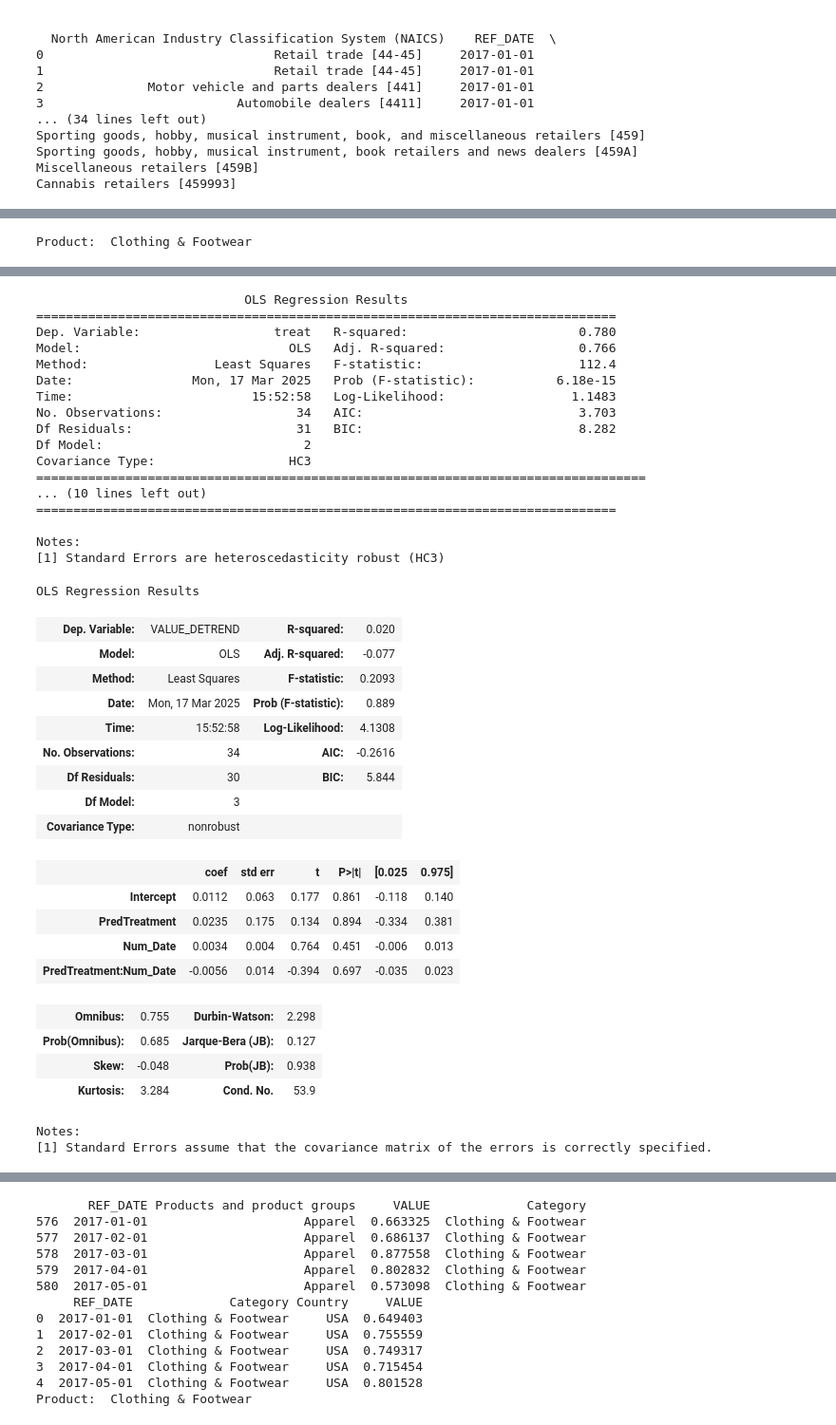
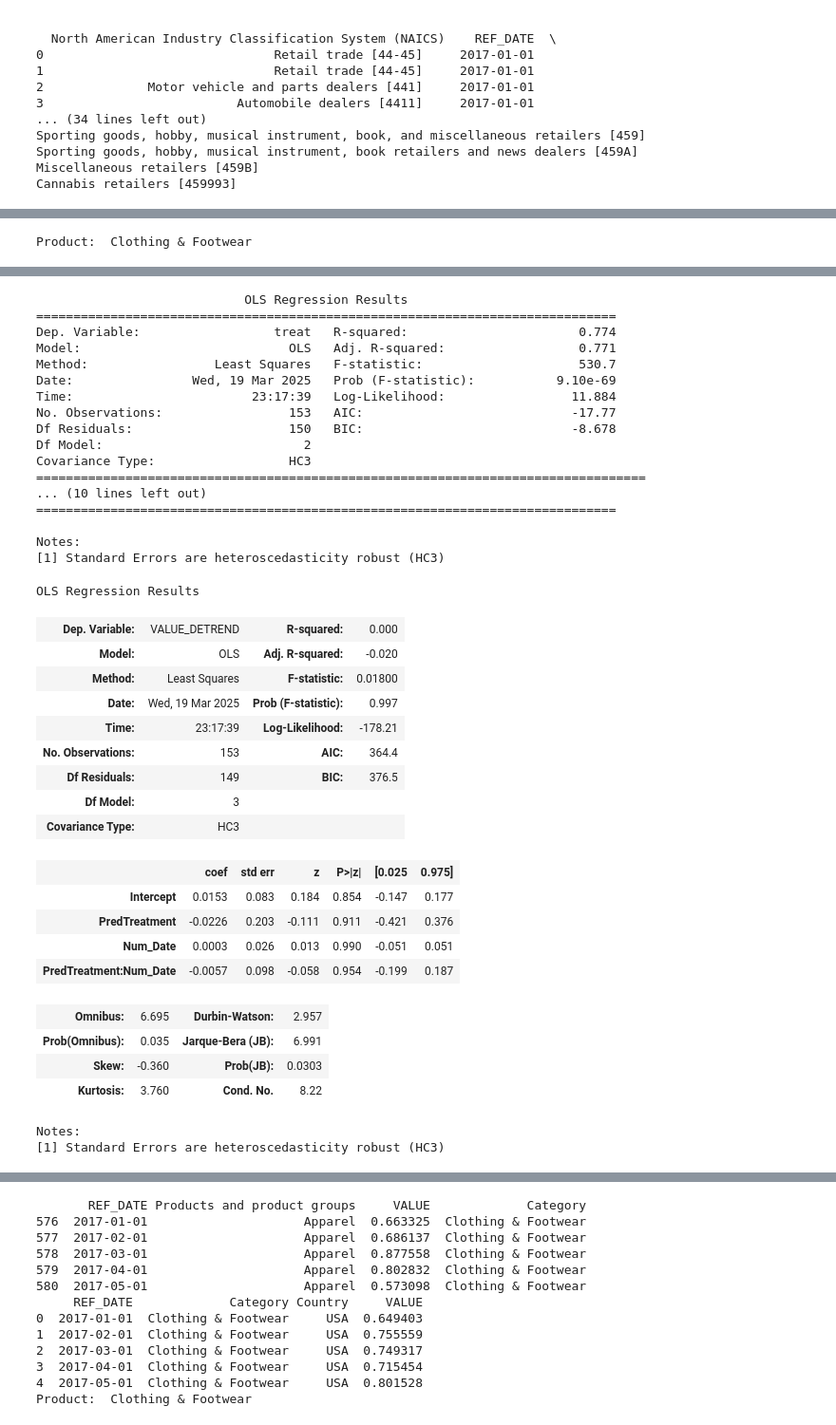
Before and after one commit to MADS-Lions/GoodsComparison2018Tariffs, a Jupyter notebook: notebooks/Official_Differences_and_RC.ipynb, the cells around one changed output, grey strips where cells are left out. Shown at 95% size. Drawn from its saved outputs; the diff is of its cells as text; code cells hidden in the pictures.

Commit message:
Some official changes to clothing and groceries part of the study

```diff
--- a/notebooks/Official_Differences_and_RC.ipynb
+++ b/notebooks/Official_Differences_and_RC.ipynb
@@ -1321,47 +1189,47 @@ Product:  Clothing & Footwear
 # %%
-model_clothing_US_tariff = regression_discontinuity_model(df_USA_CPI_groupby, 'Clothing & Footwear', '2017-01-01', '2019-11-01', '2018-02-01', '2019-05-01')
+model_clothing_US_tariff, _, _, _ = regression_discontinuity_model(df_USA_CPI_Scaled, 'Clothing & Footwear', '2017-10-01', '2018-06-01', '2018-02-01', '2018-04-01')
 
 model_clothing_US_tariff.summary()
 # %% [output]
 Product:  Clothing & Footwear
 [interactive output not drawn]
 [interactive output not drawn]
 [interactive output not drawn]
                             OLS Regression Results
 ==============================================================================
-Dep. Variable:                  treat   R-squared:                       0.780
-Model:                            OLS   Adj. R-squared:                  0.766
-Method:                 Least Squares   F-statistic:                     112.4
-Date:                Mon, 17 Mar 2025   Prob (F-statistic):           6.18e-15
-Time:                        15:52:58   Log-Likelihood:                 1.1483
-No. Observations:                  34   AIC:                             3.703
-Df Residuals:                      31   BIC:                             8.282
+Dep. Variable:                  treat   R-squared:                       0.774
+Model:                            OLS   Adj. R-squared:                  0.771
+Method:                 Least Squares   F-statistic:                     530.7
+Date:                Wed, 19 Mar 2025   Prob (F-statistic):           9.10e-69
+Time:                        23:17:39   Log-Likelihood:                 11.884
+No. Observations:                 153   AIC:                            -17.77
+Df Residuals:                     150   BIC:                            -8.678
 Df Model:                           2
 Covariance Type:                  HC3
 ==================================================================================
 ... (10 lines left out)
 ==============================================================================
 
 Notes:
 [1] Standard Errors are heteroscedasticity robust (HC3)
 OLS Regression Results
-| Dep. Variable: | VALUE_DETREND | R-squared: | 0.020 |
-| Model: | OLS | Adj. R-squared: | -0.077 |
-| Method: | Least Squares | F-statistic: | 0.2093 |
-| Date: | Mon, 17 Mar 2025 | Prob (F-statistic): | 0.889 |
-| Time: | 15:52:58 | Log-Likelihood: | 4.1308 |
-| No. Observations: | 34 | AIC: | -0.2616 |
-| Df Residuals: | 30 | BIC: | 5.844 |
+| Dep. Variable: | VALUE_DETREND | R-squared: | 0.000 |
+| Model: | OLS | Adj. R-squared: | -0.020 |
+| Method: | Least Squares | F-statistic: | 0.01800 |
+| Date: | Wed, 19 Mar 2025 | Prob (F-statistic): | 0.997 |
+| Time: | 23:17:39 | Log-Likelihood: | -178.21 |
+| No. Observations: | 153 | AIC: | 364.4 |
+| Df Residuals: | 149 | BIC: | 376.5 |
 | Df Model: | 3 |  |  |
-| Covariance Type: | nonrobust |  |  |
+| Covariance Type: | HC3 |  |  |
-|  | coef | std err | t | P>|t| | [0.025 | 0.975] |
-| Intercept | 0.0112 | 0.063 | 0.177 | 0.861 | -0.118 | 0.140 |
-| PredTreatment | 0.0235 | 0.175 | 0.134 | 0.894 | -0.334 | 0.381 |
-| Num_Date | 0.0034 | 0.004 | 0.764 | 0.451 | -0.006 | 0.013 |
-| PredTreatment:Num_Date | -0.0056 | 0.014 | -0.394 | 0.697 | -0.035 | 0.023 |
+|  | coef | std err | z | P>|z| | [0.025 | 0.975] |
+| Intercept | 0.0153 | 0.083 | 0.184 | 0.854 | -0.147 | 0.177 |
+| PredTreatment | -0.0226 | 0.203 | -0.111 | 0.911 | -0.421 | 0.376 |
+| Num_Date | 0.0003 | 0.026 | 0.013 | 0.990 | -0.051 | 0.051 |
+| PredTreatment:Num_Date | -0.0057 | 0.098 | -0.058 | 0.954 | -0.199 | 0.187 |
-| Omnibus: | 0.755 | Durbin-Watson: | 2.298 |
-| Prob(Omnibus): | 0.685 | Jarque-Bera (JB): | 0.127 |
-| Skew: | -0.048 | Prob(JB): | 0.938 |
-| Kurtosis: | 3.284 | Cond. No. | 53.9 |
+| Omnibus: | 6.695 | Durbin-Watson: | 2.957 |
+| Prob(Omnibus): | 0.035 | Jarque-Bera (JB): | 6.991 |
+| Skew: | -0.360 | Prob(JB): | 0.0303 |
+| Kurtosis: | 3.760 | Cond. No. | 8.22 |
 Notes:
-[1] Standard Errors assume that the covariance matrix of the errors is correctly specified.
+[1] Standard Errors are heteroscedasticity robust (HC3)
```
Also changed, not shown: parts of 38 cells of this notebook.
